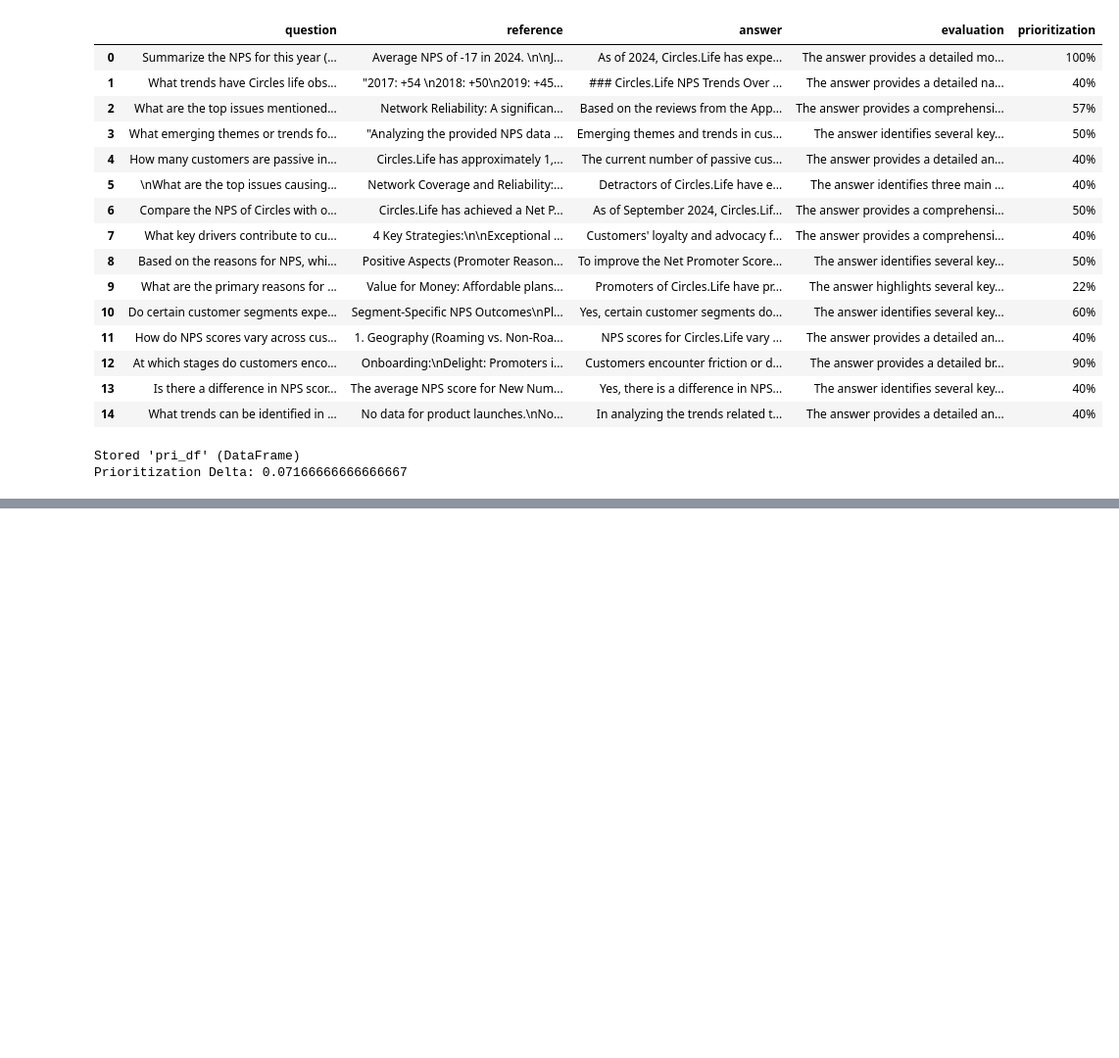
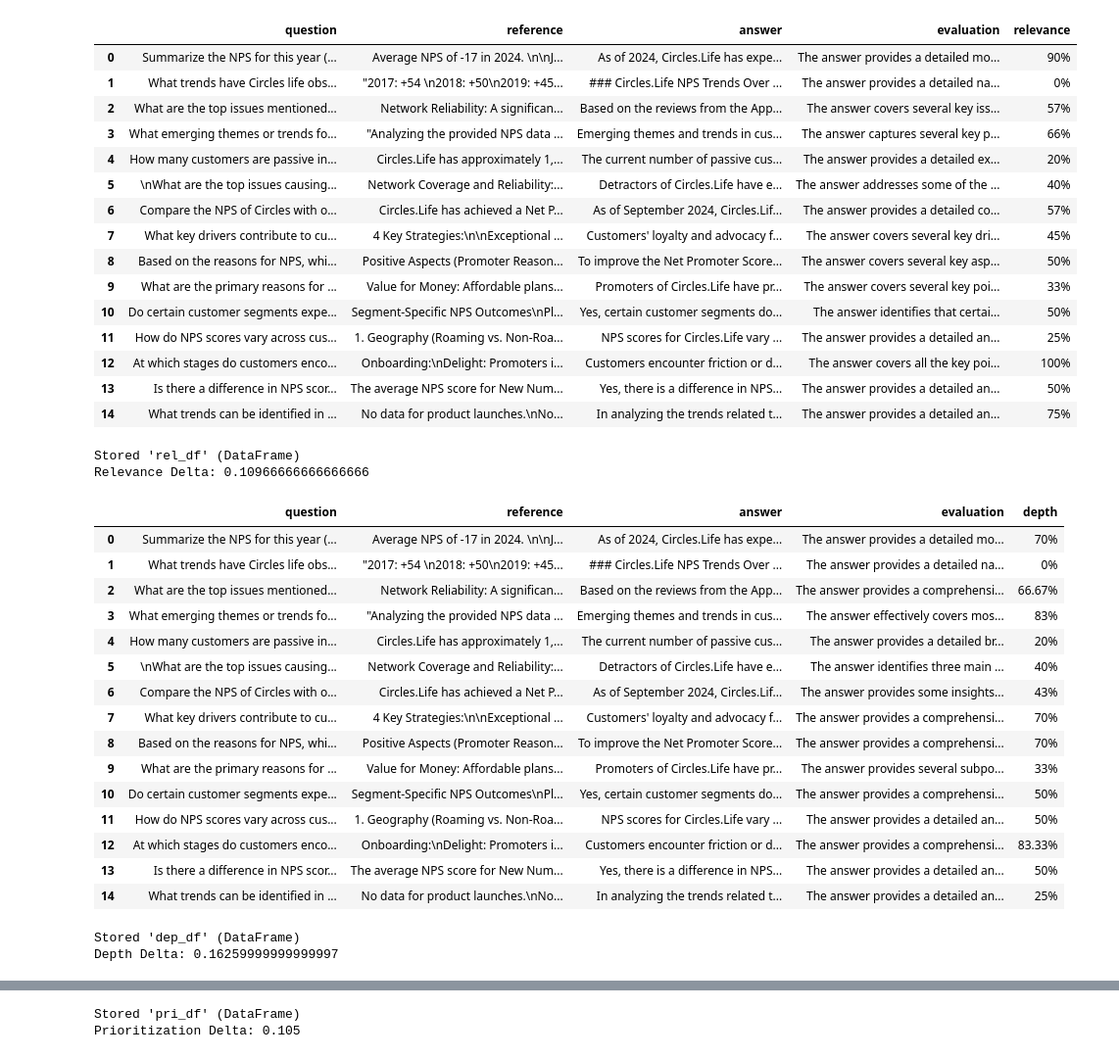
Before and after one commit to jen-commits/benchmarking_automation, a Jupyter notebook: benchmarking_test_prompts.ipynb, the cells around one changed output, grey strips where cells are left out. Shown at 98% size. Saved outputs shown, nothing was run; the diff lists cells and outputs as text; code cells hidden in the pictures; blank space fills up the shorter version.

Commit message:
prioritization

```diff
--- a/benchmarking_test_prompts.ipynb
+++ b/benchmarking_test_prompts.ipynb
@@ -97,6 +97,9 @@ def create_prompt(prompt_template, criteria):
 
 def execute_benchmarks(prompt, criteria, headers):
     prompt, parser = create_prompt(prompt, criteria)
+    if criteria == "prioritization": # Select only rows with prioritization flag
+        testcases_df = testcases_df.loc[testcases_df['prioritization_flag'] == 1]
+
     store_data = evaluate_criteria(parser, testcases_df, eval_model, gemini_model, prompt)
     df = pd.DataFrame(store_data, columns=headers)
     return df
@@ -110,7 +113,7 @@ def calculate_delta(reference_data, criteria, criteria_header, dataframe):
     return output_df
 
 # Load test cases and data store
-testcases_df = pd.read_csv("relevance_gemini_01.csv")
+testcases_df = pd.read_csv("testcases_v1.csv")
 manual_scores_df = pd.read_csv("reference_scoring_v1.csv")
 
 # Define output headers
@@ -131,13 +134,15 @@ gemini_model = ChatGoogleGenerativeAI(model="gemini-pro")
 # Initialize evaluator model
 eval_model = ChatOpenAI(model="gpt-4o", temperature=0.0)
 
-test_relevence = False
-test_depth = False
+test_relevence = True
+test_depth = True
 test_priority = True
 
 # Run relevance benchmark
 if test_relevence:
-    rel_df = execute_benchmarks(relevance_prompt, "relevance", relevance_answer_headers)
+    prompt, parser = create_prompt(relevance_prompt, "relevance")
+    store_data = evaluate_criteria(parser, testcases_df, eval_model, gemini_model, prompt)
+    rel_df = pd.DataFrame(store_data, columns=relevance_answer_headers)
     display(rel_df)
     %store rel_df
 
@@ -151,50 +156,73 @@ if test_relevence:
     compare_df.to_excel("rel_scoring.xlsx")
 
 # Run depth benchmark
 if test_depth:
-    dep_df = execute_benchmarks(depth_prompt, "depth", depth_answer_headers)
+    prompt, parser = create_prompt(depth_prompt, "depth")
+    store_data = evaluate_criteria(parser, testcases_df, eval_model, gemini_model, prompt)
+    dep_df = pd.DataFrame(store_data, columns=depth_answer_headers)
     display(dep_df)
     %store dep_df
 
     # Calculate delta
     criteria_header = "nps_advisor_depth"
     criteria = "depth"
     compare_df = calculate_delta(manual_scores_df, criteria, criteria_header, dep_df)
 
     # Output
     print("Depth Delta: "+str(compare_df['delta'].mean()))
     compare_df.to_excel("dep_scoring.xlsx")
 
 # Run priority benchmark
 if test_priority:
-    pri_df = execute_benchmarks(priority_prompt, "prioritization", priority_answer_headers)
+    prompt, parser = create_prompt(priority_prompt, "prioritization")
+    testcases_df = testcases_df.loc[testcases_df['prioritization_flag'] == 1] # Select only rows with prioritization flag
+    store_data = evaluate_criteria(parser, testcases_df, eval_model, gemini_model, prompt)
+    pri_df = pd.DataFrame(store_data, columns=priority_answer_headers)
     display(pri_df)
     %store pri_df
 
     # Calculate delta
     criteria_header = "nps_advisor_priority"
     criteria = "prioritization"
     compare_df = calculate_delta(manual_scores_df, criteria, criteria_header, pri_df)
 
     # Output
     print("Prioritization Delta: "+str(compare_df['delta'].mean()))
     compare_df.to_excel("pri_scoring.xlsx")
 # %% [output]
-|  | question | reference | answer | evaluation | prioritization |
-| 0 | Summarize the NPS for this year (... | Average NPS of -17 in 2024. \n\nJ... | As of 2024, Circles.Life has expe... | The answer provides a detailed mo... | 100% |
-| 1 | What trends have Circles life obs... | "2017: +54 \n2018: +50\n2019: +45... | ### Circles.Life NPS Trends Over ... | The answer provides a detailed na... | 40% |
-| 2 | What are the top issues mentioned... | Network Reliability: A significan... | Based on the reviews from the App... | The answer provides a comprehensi... | 57% |
-| 3 | What emerging themes or trends fo... | "Analyzing the provided NPS data ... | Emerging themes and trends in cus... | The answer identifies several key... | 50% |
-| 4 | How many customers are passive in... | Circles.Life has approximately 1,... | The current number of passive cus... | The answer provides a detailed an... | 40% |
-| 5 | \nWhat are the top issues causing... | Network Coverage and Reliability:... | Detractors of Circles.Life have e... | The answer identifies three main ... | 40% |
-| 6 | Compare the NPS of Circles with o... | Circles.Life has achieved a Net P... | As of September 2024, Circles.Lif... | The answer provides a comprehensi... | 50% |
-| 7 | What key drivers contribute to cu... | 4 Key Strategies:\n\nExceptional ... | Customers' loyalty and advocacy f... | The answer provides a comprehensi... | 40% |
-| 8 | Based on the reasons for NPS, whi... | Positive Aspects (Promoter Reason... | To improve the Net Promoter Score... | The answer identifies several key... | 50% |
-| 9 | What are the primary reasons for ... | Value for Money: Affordable plans... | Promoters of Circles.Life have pr... | The answer highlights several key... | 22% |
-| 10 | Do certain customer segments expe... | Segment-Specific NPS Outcomes\nPl... | Yes, certain customer segments do... | The answer identifies several key... | 60% |
-| 11 | How do NPS scores vary across cus... | 1. Geography (Roaming vs. Non-Roa... | NPS scores for Circles.Life vary ... | The answer provides a detailed an... | 40% |
-| 12 | At which stages do customers enco... | Onboarding:\nDelight: Promoters i... | Customers encounter friction or d... | The answer provides a detailed br... | 90% |
-| 13 | Is there a difference in NPS scor... | The average NPS score for New Num... | Yes, there is a difference in NPS... | The answer identifies several key... | 40% |
-| 14 | What trends can be identified in ... | No data for product launches.\nNo... | In analyzing the trends related t... | The answer provides a detailed an... | 40% |
+|  | question | reference | answer | evaluation | relevance |
+| 0 | Summarize the NPS for this year (... | Average NPS of -17 in 2024. \n\nJ... | As of 2024, Circles.Life has expe... | The answer provides a detailed mo... | 90% |
+| 1 | What trends have Circles life obs... | "2017: +54 \n2018: +50\n2019: +45... | ### Circles.Life NPS Trends Over ... | The answer provides a detailed na... | 0% |
+| 2 | What are the top issues mentioned... | Network Reliability: A significan... | Based on the reviews from the App... | The answer covers several key iss... | 57% |
+| 3 | What emerging themes or trends fo... | "Analyzing the provided NPS data ... | Emerging themes and trends in cus... | The answer captures several key p... | 66% |
+| 4 | How many customers are passive in... | Circles.Life has approximately 1,... | The current number of passive cus... | The answer provides a detailed ex... | 20% |
+| 5 | \nWhat are the top issues causing... | Network Coverage and Reliability:... | Detractors of Circles.Life have e... | The answer addresses some of the ... | 40% |
+| 6 | Compare the NPS of Circles with o... | Circles.Life has achieved a Net P... | As of September 2024, Circles.Lif... | The answer provides a detailed co... | 57% |
+| 7 | What key drivers contribute to cu... | 4 Key Strategies:\n\nExceptional ... | Customers' loyalty and advocacy f... | The answer covers several key dri... | 45% |
+| 8 | Based on the reasons for NPS, whi... | Positive Aspects (Promoter Reason... | To improve the Net Promoter Score... | The answer covers several key asp... | 50% |
+| 9 | What are the primary reasons for ... | Value for Money: Affordable plans... | Promoters of Circles.Life have pr... | The answer covers several key poi... | 33% |
+| 10 | Do certain customer segments expe... | Segment-Specific NPS Outcomes\nPl... | Yes, certain customer segments do... | The answer identifies that certai... | 50% |
+| 11 | How do NPS scores vary across cus... | 1. Geography (Roaming vs. Non-Roa... | NPS scores for Circles.Life vary ... | The answer provides a detailed an... | 25% |
+| 12 | At which stages do customers enco... | Onboarding:\nDelight: Promoters i... | Customers encounter friction or d... | The answer covers all the key poi... | 100% |
+| 13 | Is there a difference in NPS scor... | The average NPS score for New Num... | Yes, there is a difference in NPS... | The answer provides a detailed an... | 50% |
+| 14 | What trends can be identified in ... | No data for product launches.\nNo... | In analyzing the trends related t... | The answer provides a detailed an... | 75% |
-Stored 'pri_df' (DataFrame)
-Prioritization Delta: 0.07166666666666667
+Stored 'rel_df' (DataFrame)
+Relevance Delta: 0.10966666666666666
+|  | question | reference | answer | evaluation | depth |
+| 0 | Summarize the NPS for this year (... | Average NPS of -17 in 2024. \n\nJ... | As of 2024, Circles.Life has expe... | The answer provides a detailed mo... | 70% |
+| 1 | What trends have Circles life obs... | "2017: +54 \n2018: +50\n2019: +45... | ### Circles.Life NPS Trends Over ... | The answer provides a detailed na... | 0% |
+| 2 | What are the top issues mentioned... | Network Reliability: A significan... | Based on the reviews from the App... | The answer provides a comprehensi... | 66.67% |
+| 3 | What emerging themes or trends fo... | "Analyzing the provided NPS data ... | Emerging themes and trends in cus... | The answer effectively covers mos... | 83% |
+| 4 | How many customers are passive in... | Circles.Life has approximately 1,... | The current number of passive cus... | The answer provides a detailed br... | 20% |
+| 5 | \nWhat are the top issues causing... | Network Coverage and Reliability:... | Detractors of Circles.Life have e... | The answer identifies three main ... | 40% |
+| 6 | Compare the NPS of Circles with o... | Circles.Life has achieved a Net P... | As of September 2024, Circles.Lif... | The answer provides some insights... | 43% |
+| 7 | What key drivers contribute to cu... | 4 Key Strategies:\n\nExceptional ... | Customers' loyalty and advocacy f... | The answer provides a comprehensi... | 70% |
+| 8 | Based on the reasons for NPS, whi... | Positive Aspects (Promoter Reason... | To improve the Net Promoter Score... | The answer provides a comprehensi... | 70% |
+| 9 | What are the primary reasons for ... | Value for Money: Affordable plans... | Promoters of Circles.Life have pr... | The answer provides several subpo... | 33% |
+| 10 | Do certain customer segments expe... | Segment-Specific NPS Outcomes\nPl... | Yes, certain customer segments do... | The answer provides a comprehensi... | 50% |
+| 11 | How do NPS scores vary across cus... | 1. Geography (Roaming vs. Non-Roa... | NPS scores for Circles.Life vary ... | The answer provides a detailed an... | 50% |
+| 12 | At which stages do customers enco... | Onboarding:\nDelight: Promoters i... | Customers encounter friction or d... | The answer provides a comprehensi... | 83.33% |
+| 13 | Is there a difference in NPS scor... | The average NPS score for New Num... | Yes, there is a difference in NPS... | The answer provides a detailed an... | 50% |
+| 14 | What trends can be identified in ... | No data for product launches.\nNo... | In analyzing the trends related t... | The answer provides a detailed an... | 25% |
+Stored 'dep_df' (DataFrame)
+Depth Delta: 0.16259999999999997
@@ -200,0 +236,2 @@ Prioritization Delta: 0.07166666666666667
+Stored 'pri_df' (DataFrame)
+Prioritization Delta: 0.105
```
Also changed, not shown: parts of 3 cells of this notebook, 3 other files.
